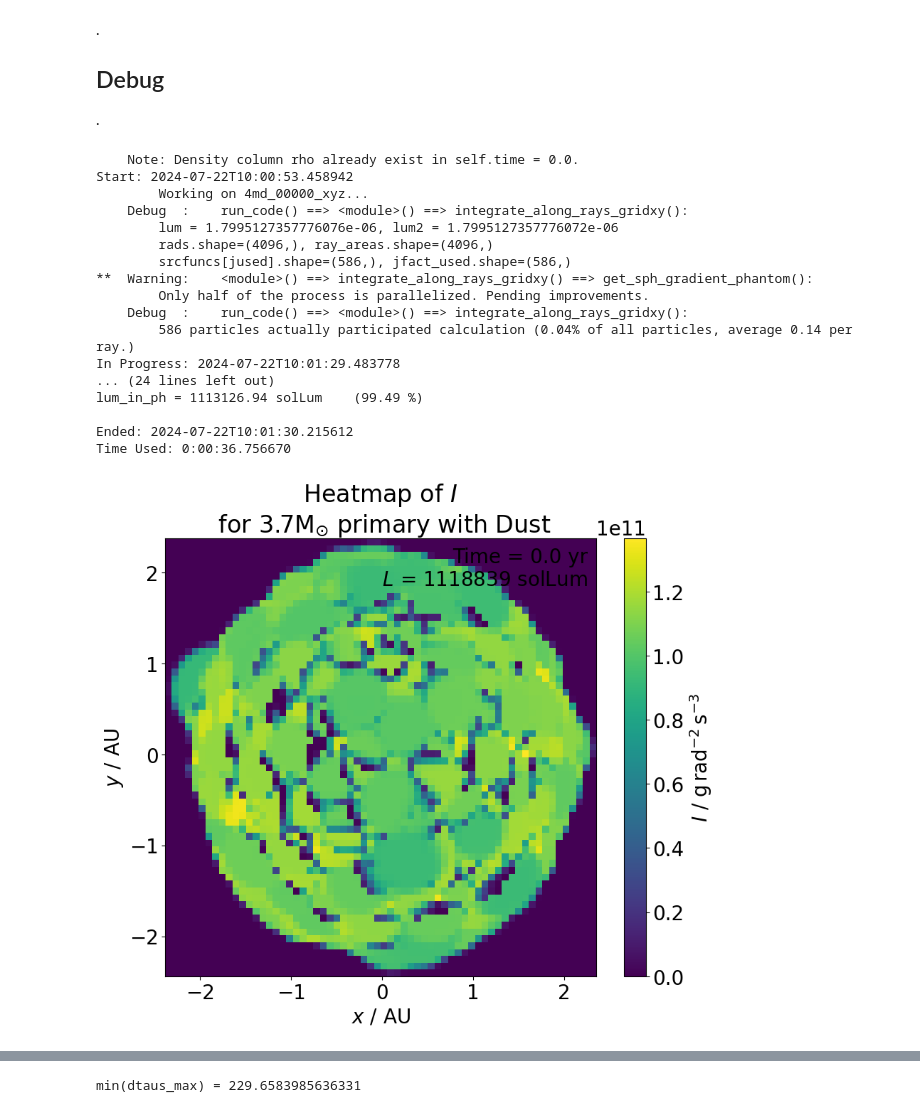
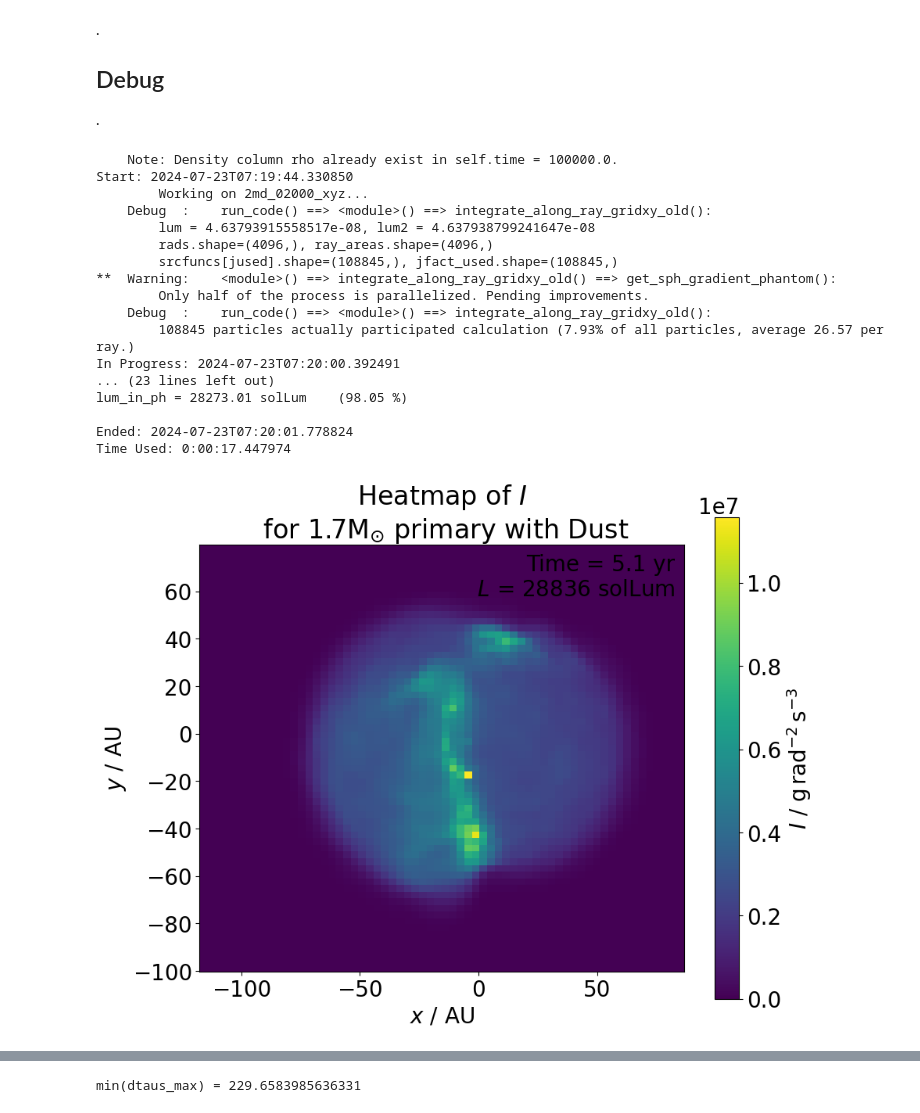
Before and after one commit to chunliangmu/RTinCEE-scripts-2024, a Jupyter notebook: script_LCGen.ipynb, the cells around one changed output, grey strips where cells are left out. Saved outputs shown, nothing was run; the diff lists cells and outputs as text; code cells hidden in the pictures.

```diff
--- a/script_LCGen.ipynb
+++ b/script_LCGen.ipynb
@@ -953,7 +953,7 @@ def _integrate_along_ray_gridxy_sub_parallel_old(
 
         anses[i] = ans
         indes[i] = ind
-        contr[i] = dans_max_tmp / ans
+        if ans > 0: contr[i] = dans_max_tmp / ans
         pones[i] = fac
 
     return anses, pones, ptaus, indes, contr, jfact
@@ -1403,11 +1425,11 @@ def integrate_along_rays_gridxy(
     npt.NDArray[np.float64],    # rads
     npt.NDArray[np.float64],    # pones
     npt.NDArray[np.float64],    # ptaus
-    npt.NDArray[np.float64],    # indes
+    npt.NDArray[np.int64  ],    # indes
     npt.NDArray[np.float64],    # contr
-    tuple[npt.NDArray[np.int64],],    # jused - 'j' for j-th particle;
-    # 'used' means the (indices of) particles (in the ordered list) that actually participated in the calculation
-    npt.NDArray[np.float64],    # jfact_used
+    npt.NDArray[np.int64  ],    # pts_order_used
+    npt.NDArray[np.float64],    # jfact_used - 'j' for j-th particle;
+    # 'used' means the particles (in the order_used list) that actually participated in the calculation
 ]:
     """Backward integration of source functions along a grided ray (traced backwards), weighted by optical depth.
     ---------------------------------------------------------------------------
@@ -1516,7 +1538,7 @@ def integrate_along_rays_gridxy(
 
     # get used particles indexes
     if parallel:
-        rads, pones, ptaus, indes, contr, jfact = _integrate_along_rays_gridxy_sub_parallel(
+        rads, pones, ptaus, indes, contr, jfact, estis = _integrate_along_rays_gridxy_sub_parallel(
             pts_ordered, hs_ordered, mkappa_div_h2_ordered, srcfuncs_ordered,
             rays_xy, ray_areas, kernel_rad, kernel_col, kernel_csz, kernel.w,
             pts_order, rel_tol=rel_tol)
@@ -1568,7 +1590,7 @@ def integrate_along_rays_gridxy(
             f"average {int(nused/nray*100)/100.} per ray.)", sep=' ')
 
 
-    return lum, lum_err, rads, pones, ptaus, indes, contr, pts_order_used, jfact_used
+    return lum, lum_err, rads, pones, ptaus, indes, contr, pts_order_used, jfact_used, estis
 # %% [markdown]
 ### rays grid generation
 # %%
@@ -1911,13 +1935,15 @@ def get_sph_error(
 
 
 do_debug = True
-rads_dict = {}
+if do_debug and __name__ == '__main__':
+    output_dir = '../fig/20240222_LCGen/test/'
+    rads_dict = {}
 # %%
 if do_debug and __name__ == '__main__':
 
 
-    job_nicknames = ['4md', ]
-    FILE_INDEXES  = [ 0, ] #[    0, ] #[ 4800, ]
+    job_nicknames = ['2md', ]
+    FILE_INDEXES  = [ 2000, ] #[    0, ] #[ 4800, ]
     xyzs_list     = ['xyz', ]
     no_xy         = (64, 64)
     no_xy_txt = 'x'.join([f'{i}' for i in no_xy])
@@ -1997,7 +2023,7 @@ if do_debug and __name__ == '__main__':
                             sdf, srcfuncs, srcfuncs_err, rays, ray_areas,
                             xyzs_names_list=xyzs_names_list, parallel=True, verbose=verbose,
                         )
-                        lum, lum_err, rads, areas_p, taus, inds, contr, pts_order_used, jfact_used = ans
+                        lum, lum_err, rads, areas_p, taus, inds, contr, pts_order_used, jfact_used, estis = ans
                     else:
                         ans   = integrate_along_ray_gridxy_old(
                             sdf, srcfuncs, srcfuncs_err, rays, ray_areas,
@@ -2012,7 +2038,7 @@ if do_debug and __name__ == '__main__':
 
                     lum     = set_as_quantity(lum,     mpdf.units['lum']).to(units.Lsun)
                     lum_err = set_as_quantity(lum_err, mpdf.units['lum']).to(units.Lsun)
-                    print(f"\n\n{job_nickname}_{file_index:05d}_{xyzs}:\n\n\t{lum = :.3f}, {lum_err = :.3f}\n\n")
+                    print(f"\n{job_nickname}_{file_index:05d}_{xyzs}:\n\n\t{lum = :.3f}, {lum_err = :.3f}\n")
 
 
                     rads  = (rads * mpdf.units['sigma_sb'] * mpdf.units['temp']**4 / units.sr).cgs
@@ -2026,7 +2052,14 @@ if do_debug and __name__ == '__main__':
                     except ZeroDivisionError:
                         npt_at_ph_lb = 0.
                     lum1  = ((4 * pi * units.sr) * (rads * areas_u)).sum().to(units.solLum)
-                    print(f"{lum1=}")
+                    print(    f"Lum err       : {lum_err = :12.2f}" +
+                          f"    (rel err  = {(lum_err / lum1).to(units.percent): 6.2f})")
+                    print(    f"Lum           : {lum1    = :12.2f}")
+                    if use_new_algo:
+                        estis  = (estis * mpdf.units['sigma_sb'] * mpdf.units['temp']**4 / units.sr).cgs
+                        lume = ((4 * pi * units.sr) * (estis * areas_u)).sum().to(units.solLum)
+                        print(f"Old estimation: {lume    = :12.2f}" +
+                              f"    (rel diff = {(2 * (lum1 - lume) / (lum1 + lume)).to(units.percent):+6.2f})")
 
                     area  = (areas_p * areas_u).sum()
                     area_2= (np.where(
@@ -2084,21 +2117,28 @@ if do_debug and __name__ == '__main__':
 
                     # plotting
                     if True:
+                        save_label_addon = '-new' if use_new_algo else '-old'
                         plt.close('all')
                         fig, ax, outfilenames = plot_imshow(
                             no_xy, rays_u, rads, data_label="$I$",
-                            xyzs=xyzs, save_label=f"image",
+                            xyzs=xyzs, save_label=f"image{save_label_addon}",
                             job_profile=job_profile, file_index=file_index, notes=data,
                             output_dir=output_dir, verbose=verbose_loop)
                         fig, ax, outfilenames = plot_imshow(
                             no_xy, rays_u, inds%20, data_label="index % 20 of the most contributed",
-                            xyzs=xyzs, save_label=f"dinds",
+                            xyzs=xyzs, save_label=f"dinds{save_label_addon}",
                             job_profile=job_profile, file_index=file_index, cmap='turbo', notes=data,
                             output_dir=output_dir, verbose=verbose_loop)
                         fig, ax, outfilenames = plot_imshow(
                             no_xy, rays_u, contr, data_label="contribution fraction of the most contributed",
-                            xyzs=xyzs, save_label=f"contr",
+                            xyzs=xyzs, save_label=f"contr{save_label_addon}",
                             job_profile=job_profile, file_index=file_index, cmap='seismic', notes=data,
+                            output_dir=output_dir, verbose=verbose_loop)
+                        fig, ax, outfilenames = plot_imshow(
+                            no_xy, rays_u, areas_p, data_label="$<1>$",
+                            xyzs=xyzs, save_label=f"pones{save_label_addon}",
+                            job_profile=job_profile, file_index=file_index, notes=data,
+                            norm=plt.Normalize(0., 1.),
                             output_dir=output_dir, verbose=verbose_loop)
                         #fig, ax, outfilenames = plot_imshow(
                         #    no_xy, rays_u, np.abs(anses_fft), data_label="FFt of $I$", xyzs=xyzs, save_label=f"I-fft",
@@ -2137,45 +2177,45 @@ if False:
             ax.semilogy(
                 comb[job_nickname][xyzs]['times'].to_value(units.yr), comb[job_nickname][xyzs]['lums'].to_value(units.Lsun),
                 'o--', label=f"Viewed from +{xyzs[2]}")
         ax.legend()
         ax.set_xlabel('Time / yr')
         ax.set_ylabel('Luminosity / Lsun')
         ax.set_xlim(0., 45.)
         ax.set_ylim(1e4, 5e6)
         outfilename_noext = f"{output_dir}LC_{job_nickname}_{no_xy_txt}"
 
         # write pdf
         outfilename = f"{outfilename_noext}.pdf"
         fig.savefig(outfilename)
         if is_verbose(verbose, 'note'):
             say('note', None, verbose, f"Fig saved to {outfilename}.")
 
         # write png (with plot title)
         ax.set_title(f"Light curve ({job_nickname}, {no_xy_txt} rays)")
         outfilename = f"{outfilename_noext}.png"
         fig.savefig(outfilename)
         if is_verbose(verbose, 'note'):
             say('note', None, verbose, f"Fig saved to {outfilename}.")
 
 if False:
     plt.close('all')
     mupl.hdf5_dump(comb, f"{interm_dir}lcgen.{no_xy_txt}.hdf5.gz", metadata)
 # %% [output]
-    Note: Density column rho already exist in self.time = 0.0.
-Start: 2024-07-22T10:00:53.458942
-        Working on 4md_00000_xyz...
-    Debug  :    run_code() ==> <module>() ==> integrate_along_rays_gridxy():
-        lum = 1.7995127357776076e-06, lum2 = 1.7995127357776072e-06
+    Note: Density column rho already exist in self.time = 100000.0.
+Start: 2024-07-23T07:19:44.330850
+        Working on 2md_02000_xyz...
+    Debug  :    run_code() ==> <module>() ==> integrate_along_ray_gridxy_old():
+        lum = 4.63793915558517e-08, lum2 = 4.637938799241647e-08
         rads.shape=(4096,), ray_areas.shape=(4096,)
-        srcfuncs[jused].shape=(586,), jfact_used.shape=(586,)
-**  Warning:    <module>() ==> integrate_along_rays_gridxy() ==> get_sph_gradient_phantom():
+        srcfuncs[jused].shape=(108845,), jfact_used.shape=(108845,)
+**  Warning:    <module>() ==> integrate_along_ray_gridxy_old() ==> get_sph_gradient_phantom():
         Only half of the process is parallelized. Pending improvements.
-    Debug  :    run_code() ==> <module>() ==> integrate_along_rays_gridxy():
-        586 particles actually participated calculation (0.04% of all particles, average 0.14 per ray.)
-In Progress: 2024-07-22T10:01:29.483778
-... (24 lines left out)
-lum_in_ph = 1113126.94 solLum    (99.49 %)
+    Debug  :    run_code() ==> <module>() ==> integrate_along_ray_gridxy_old():
+        108845 particles actually participated calculation (7.93% of all particles, average 26.57 per ray.)
+In Progress: 2024-07-23T07:20:00.392491
+... (23 lines left out)
+lum_in_ph = 28273.01 solLum    (98.05 %)
 
-Ended: 2024-07-22T10:01:30.215612
-Time Used: 0:00:36.756670
+Ended: 2024-07-23T07:20:01.778824
+Time Used: 0:00:17.447974
-[figure, old version]
+[figure, new version]
```
Also changed, not shown: parts of 6 cells of this notebook.
